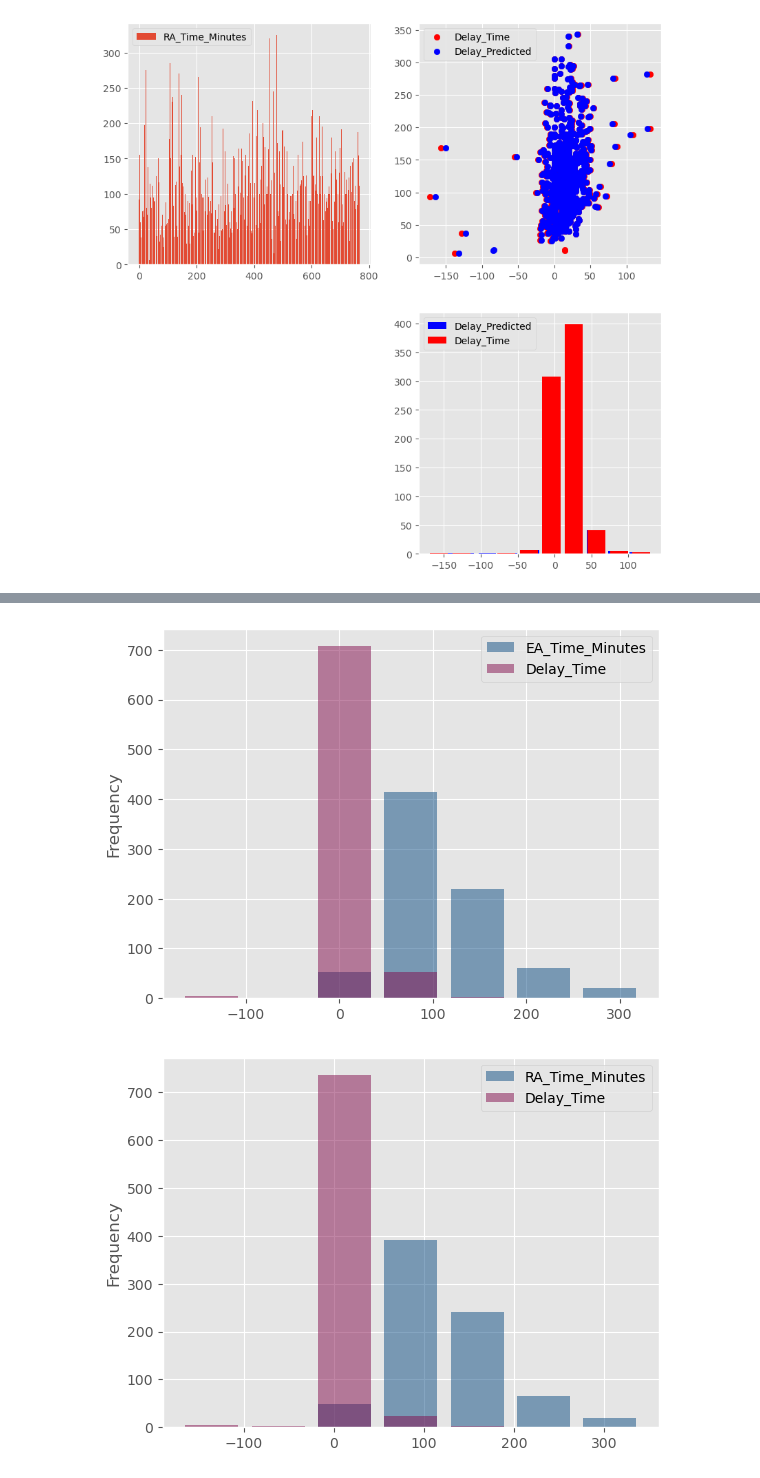
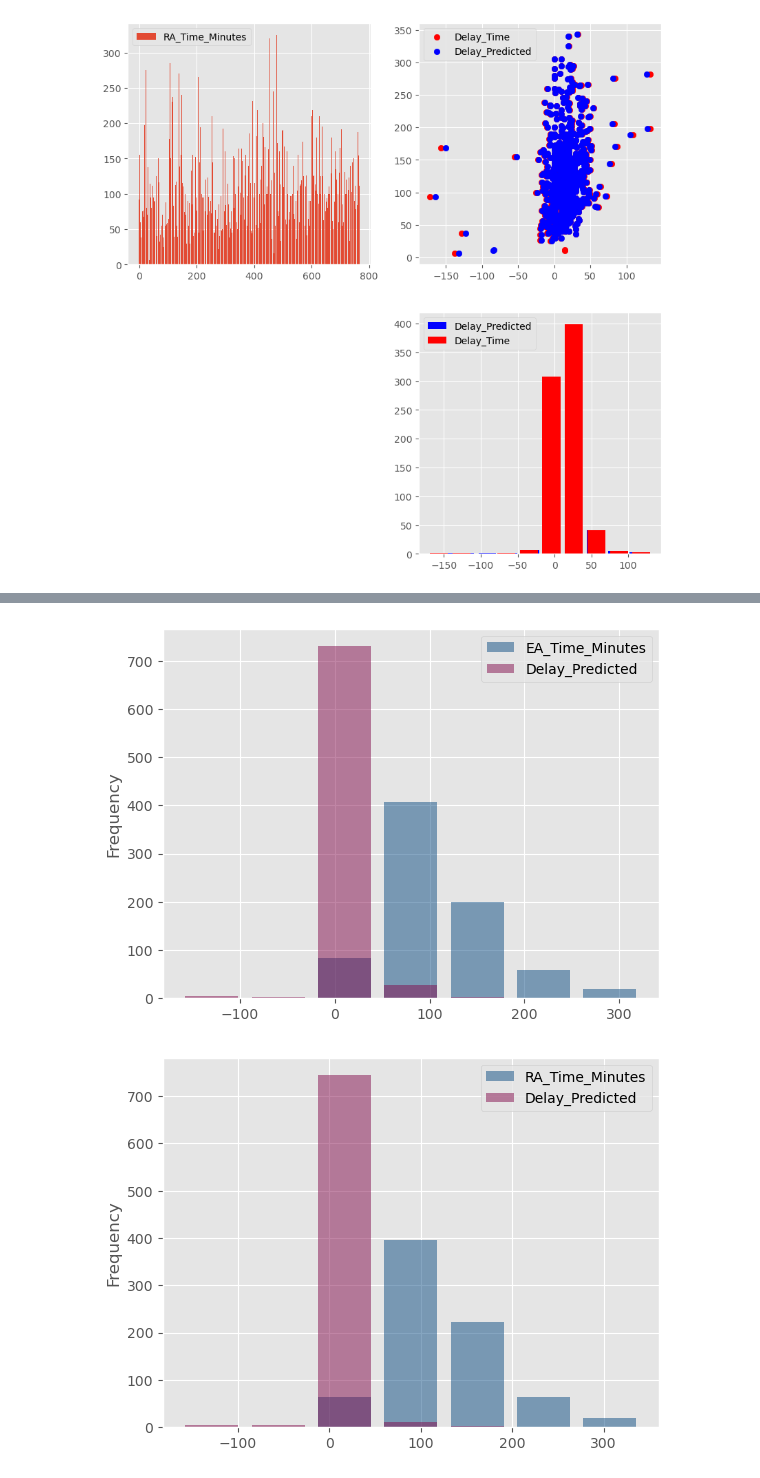
Before and after one commit to azizivakili/Airline-proj, a Jupyter notebook: notebooks/visualized_data/Visualization-code.ipynb, the cells around one changed output, grey strips where cells are left out. Drawn from its saved outputs; the diff is of its cells as text; code cells hidden in the pictures.

```diff
--- a/notebooks/visualized_data/Visualization-code.ipynb
+++ b/notebooks/visualized_data/Visualization-code.ipynb
@@ -110,10 +75,10 @@ plt.legend();
 # %%
-df.plot.hist(y=['EA_Time_Minutes', 'Delay_Time'], bins = 7, rwidth = 0.8 , color= ['#0c4c83', '#830c4c'], alpha=0.5);
+df.plot.hist(y=['EA_Time_Minutes', 'Delay_Predicted'], bins = 7, rwidth = 0.8 , color= ['#0c4c83', '#830c4c'], alpha=0.5);
 
-df.plot.hist(y=['RA_Time_Minutes', 'Delay_Time'], bins = 7, rwidth = 0.8 , color= ['#0c4c83', '#830c4c'], alpha=0.5);
+df.plot.hist(y=['RA_Time_Minutes', 'Delay_Predicted'], bins = 7, rwidth = 0.8 , color= ['#0c4c83', '#830c4c'], alpha=0.5);
 
 df.plot.hist(y=['EA_Time_Minutes', 'RA_Time_Minutes'], bins = 7, rwidth = 0.8 , color= ['#0c4c83', '#830c4c'], alpha=0.5);
 # %% [output]
-[figure, old version]
+[figure, new version]
-[figure, old version]
+[figure, new version]
 [figure]
```
Also changed, not shown: parts of 5 cells of this notebook.
